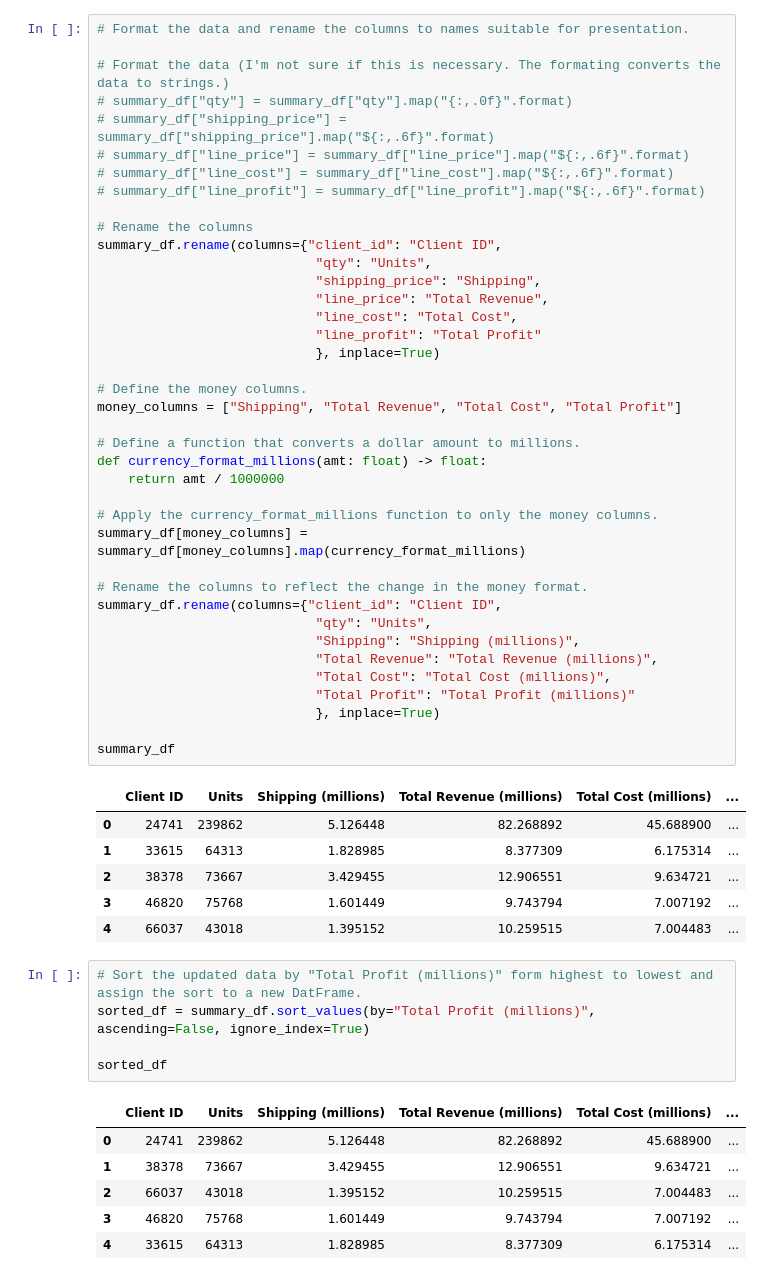
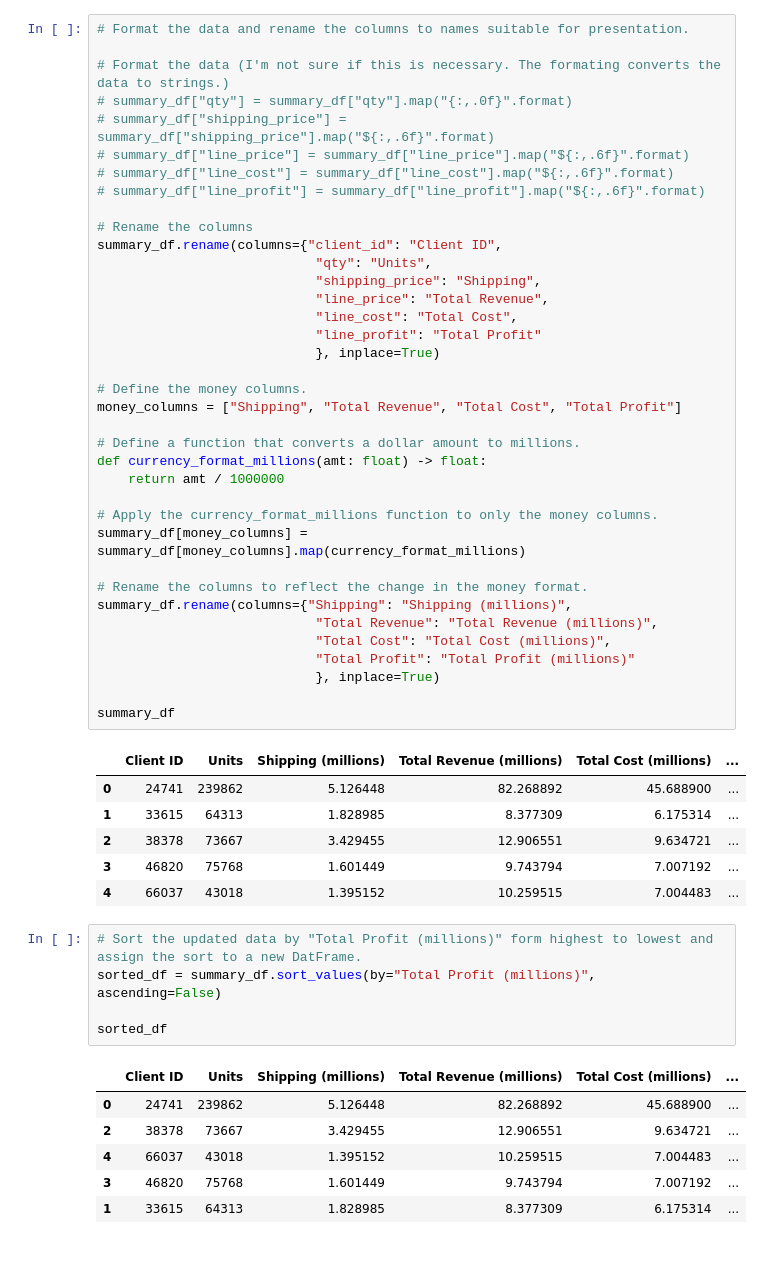
Before and after one commit to JimGile/pandas-challenge-1, a Jupyter notebook: wholesale_data_analysis_starter_code.ipynb, the cells around one changed output. Cells and saved outputs as stored; diff of their text form.

```diff
--- a/wholesale_data_analysis_starter_code.ipynb
+++ b/wholesale_data_analysis_starter_code.ipynb
@@ -276,9 +276,7 @@ def currency_format_millions(amt: float) -> float:
 summary_df[money_columns] = summary_df[money_columns].map(currency_format_millions)
 
 # Rename the columns to reflect the change in the money format.
-summary_df.rename(columns={"client_id": "Client ID",
-                            "qty": "Units",
-                            "Shipping": "Shipping (millions)",
+summary_df.rename(columns={"Shipping": "Shipping (millions)",
                             "Total Revenue": "Total Revenue (millions)",
                             "Total Cost": "Total Cost (millions)",
                             "Total Profit": "Total Profit (millions)"
@@ -294,13 +292,13 @@ summary_df
 | 4 | 66037 | 43018 | 1.395152 | 10.259515 | 7.004483 | ... |
 # %%
 # Sort the updated data by "Total Profit (millions)" form highest to lowest and assign the sort to a new DatFrame.
-sorted_df = summary_df.sort_values(by="Total Profit (millions)", ascending=False, ignore_index=True)
+sorted_df = summary_df.sort_values(by="Total Profit (millions)", ascending=False)
 
 sorted_df
 # %% [output]
 |  | Client ID | Units | Shipping (millions) | Total Revenue (millions) | Total Cost (millions) | ... |
 | 0 | 24741 | 239862 | 5.126448 | 82.268892 | 45.688900 | ... |
-| 1 | 38378 | 73667 | 3.429455 | 12.906551 | 9.634721 | ... |
-| 2 | 66037 | 43018 | 1.395152 | 10.259515 | 7.004483 | ... |
+| 2 | 38378 | 73667 | 3.429455 | 12.906551 | 9.634721 | ... |
+| 4 | 66037 | 43018 | 1.395152 | 10.259515 | 7.004483 | ... |
 | 3 | 46820 | 75768 | 1.601449 | 9.743794 | 7.007192 | ... |
-| 4 | 33615 | 64313 | 1.828985 | 8.377309 | 6.175314 | ... |
+| 1 | 33615 | 64313 | 1.828985 | 8.377309 | 6.175314 | ... |
```
